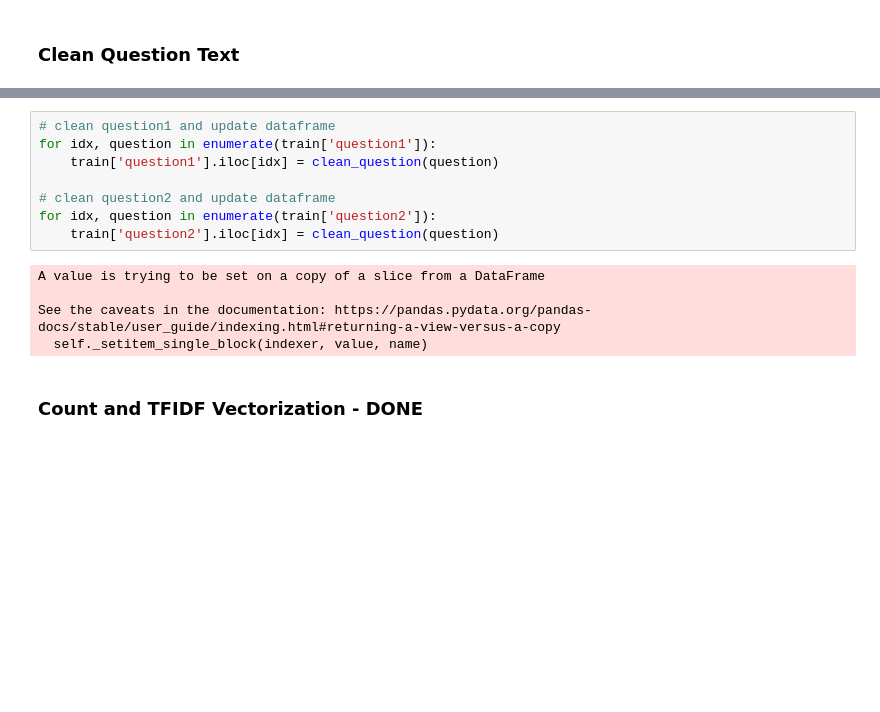
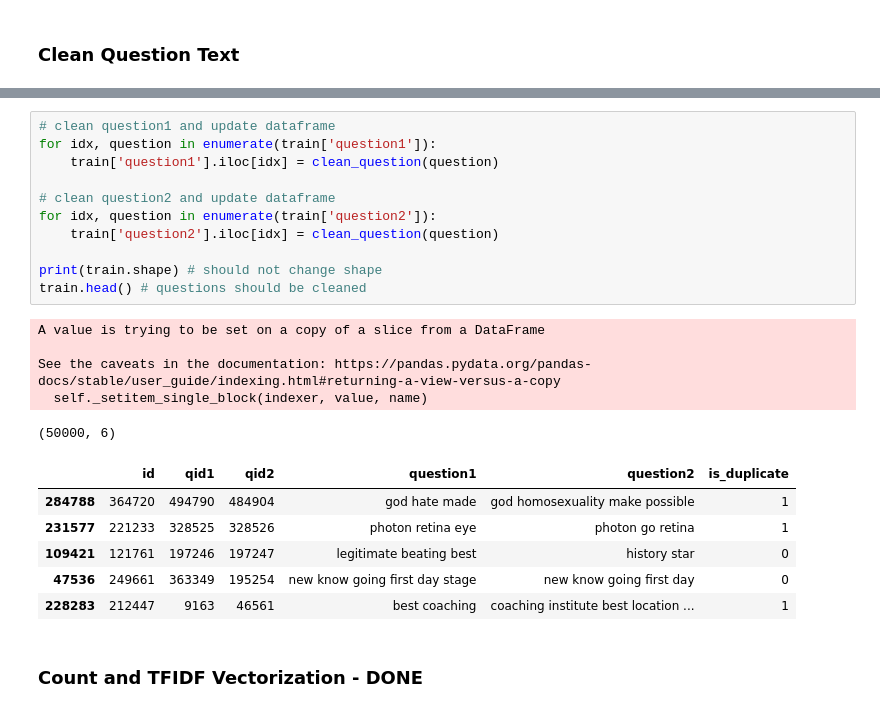
Before and after one commit to ashirm1999/CS6120-NLP, a Jupyter notebook: data-preprocessing-Ayers.ipynb, the cells around one changed output, grey strips where cells are left out. Cells and saved outputs as stored; diff of their text form; blank space fills up the shorter version.

```diff
--- a/data-preprocessing-Ayers.ipynb
+++ b/data-preprocessing-Ayers.ipynb
@@ -138,16 +155,26 @@ def clean_question(question):
 # %%
 # clean question1 and update dataframe
 for idx, question in enumerate(train['question1']):
     train['question1'].iloc[idx] = clean_question(question)
 
 # clean question2 and update dataframe
 for idx, question in enumerate(train['question2']):
     train['question2'].iloc[idx] = clean_question(question)
+
+print(train.shape) # should not change shape
+train.head() # questions should be cleaned
 # %% [output]
 A value is trying to be set on a copy of a slice from a DataFrame
 
 See the caveats in the documentation: https://pandas.pydata.org/pandas-docs/stable/user_guide/indexing.html#returning-a-view-versus-a-copy
   self._setitem_single_block(indexer, value, name)
+(50000, 6)
+|  | id | qid1 | qid2 | question1 | question2 | is_duplicate |
+| 284788 | 364720 | 494790 | 484904 | god hate made | god homosexuality make possible | 1 |
+| 231577 | 221233 | 328525 | 328526 | photon retina eye | photon go retina | 1 |
+| 109421 | 121761 | 197246 | 197247 | legitimate beating best | history star | 0 |
+| 47536 | 249661 | 363349 | 195254 | new know going first day stage | new know going first day | 0 |
+| 228283 | 212447 | 9163 | 46561 | best coaching | coaching institute best location ... | 1 |
 # %% [markdown]
 ### Count and TFIDF Vectorization - DONE
 # %%
```
Also changed, not shown: parts of 11 cells of this notebook.
